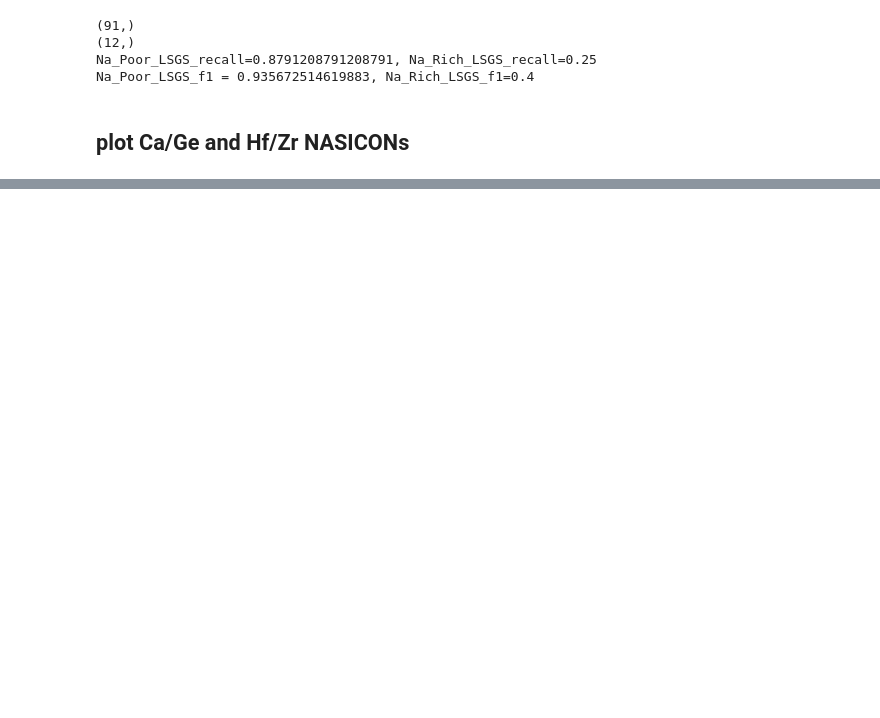
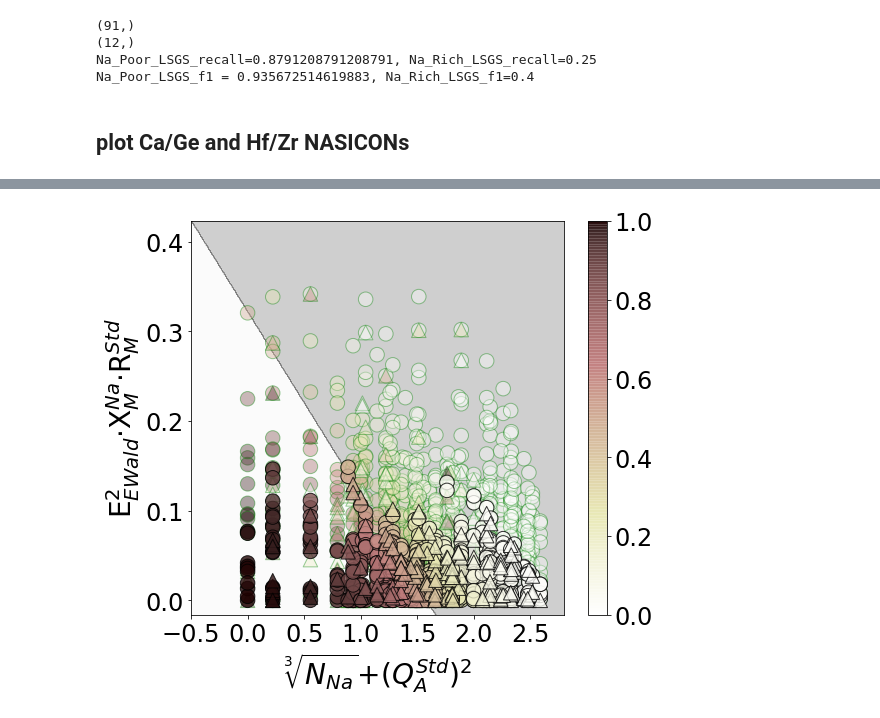
Before and after one commit to Jeff-oakley/NASICON_Predictor_Data, a Jupyter notebook: Run_five_fold_CV.ipynb, the cells around one changed output, grey strips where cells are left out. Saved outputs shown, nothing was run; the diff lists cells and outputs as text; code cells hidden in the pictures; blank space fills up the shorter version.

```diff
--- a/Run_five_fold_CV.ipynb
+++ b/Run_five_fold_CV.ipynb
@@ -559,0 +581,49 @@ plt.savefig('Fig_5d.pdf')
+# %%
+def obtain_NASICON_with_metal2(comp_lst,ehull_arry,metals):
+    NASICON_comp_lst, NASICON_comp_inds = [], []
+    for i, reduced_formula in enumerate(comp_lst):
+        NM = 0.0
+        for metal in metals:
+            NM += Composition(reduced_formula)[metal]/Composition(reduced_formula)['O']*12.0
+        if NM > 0.0:
+            NASICON_comp_lst.append(reduced_formula)
+            NASICON_comp_inds.append(i)
+
+    return NASICON_comp_lst, NASICON_comp_inds
+
+
+ehull_train_arry = ehull_all_data[best_train_index]
+ehull_test_arry = ehull_all_data[best_test_index]
+train_comp_names = [all_comp_names[i] for i in best_train_index]
+test_comp_names = [all_comp_names[i] for i in best_test_index]
+
+CaGe_train_comps, CaGe_train_inds = obtain_NASICON_with_metal2(train_comp_names, ehull_train_arry, ['Ca','Ge'])
+CaGe_test_comps, CaGe_test_inds = obtain_NASICON_with_metal2(test_comp_names, ehull_test_arry, ['Ca','Ge'])
+HfZr_train_comps, HfZr_train_inds = obtain_NASICON_with_metal2(train_comp_names, ehull_train_arry, ['Hf','Zr'])
+HfZr_test_comps, HfZr_test_inds = obtain_NASICON_with_metal2(test_comp_names, ehull_test_arry, ['Hf','Zr'])
+
+CaGe_LSGS_train_proba = calc_prob(best_clf,best_X_train[CaGe_train_inds])
+HfZr_LSGS_train_proba = calc_prob(best_clf,best_X_train[HfZr_train_inds])
+CaGe_LSGS_test_proba = calc_prob(best_clf,best_X_test[CaGe_test_inds])
+HfZr_LSGS_test_proba = calc_prob(best_clf,best_X_test[HfZr_test_inds])
+
+plt.figure(figsize=(8,7))
+plot_ml_grid(clf,X_all_data)
+plt.scatter(best_X_train[CaGe_train_inds,0],best_X_train[CaGe_train_inds,1],cmap='pink_r',marker='o',
+         s=210,c=CaGe_LSGS_train_proba,edgecolors=['g' for _ in range(len(CaGe_train_inds))],alpha=0.4,
+            vmin=0.0,vmax=1.0)
+plt.scatter(best_X_train[CaGe_test_inds,0],best_X_train[CaGe_test_inds,1],cmap='pink_r',marker='^',
+         s=210,c=CaGe_LSGS_test_proba,edgecolors=['g' for _ in range(len(CaGe_test_inds))],alpha=0.4,
+            vmin=0.0,vmax=1.0)
+plt.scatter(best_X_train[HfZr_train_inds,0],best_X_train[HfZr_train_inds,1],cmap='pink_r',marker='o',
+         s=210,c=HfZr_LSGS_train_proba,edgecolors=['k' for _ in range(len(HfZr_train_inds))],alpha=0.8,
+         vmin=0.0,vmax=1.0)
+plt.scatter(best_X_test[HfZr_test_inds,0],best_X_test[HfZr_test_inds,1],cmap='pink_r',marker='^',
+         s=210,c=HfZr_LSGS_test_proba,edgecolors=['k' for _ in range(len(HfZr_test_inds))],alpha=0.8,
+         vmin=0.0,vmax=1.0)
+CB=plt.colorbar()
+CB.ax.tick_params(labelsize=24)
+pretty_plot()
+plt.savefig('Fig_S6b.pdf')
+# %% [output]
+[figure, added]
```
Also changed, not shown: parts of 22 cells of this notebook, 8 other files.
